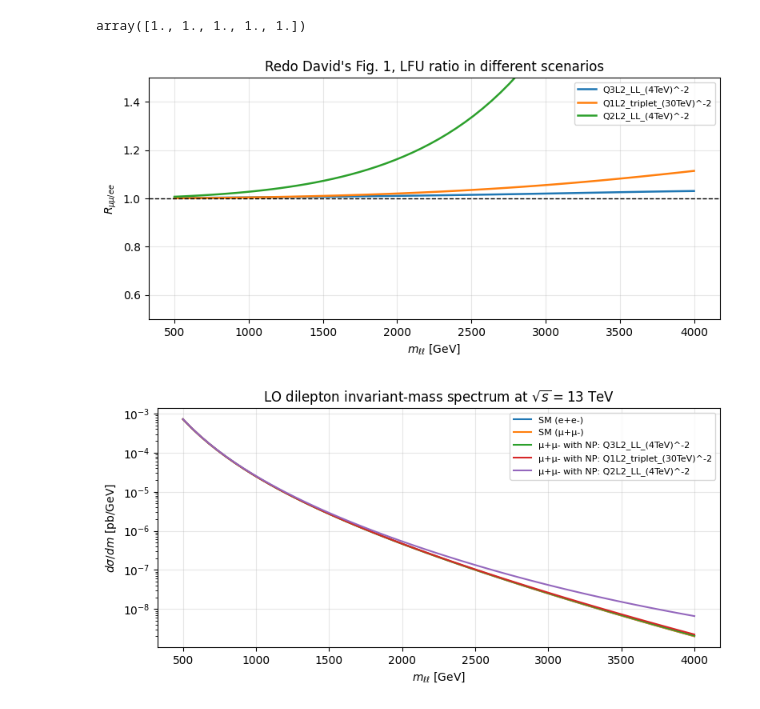
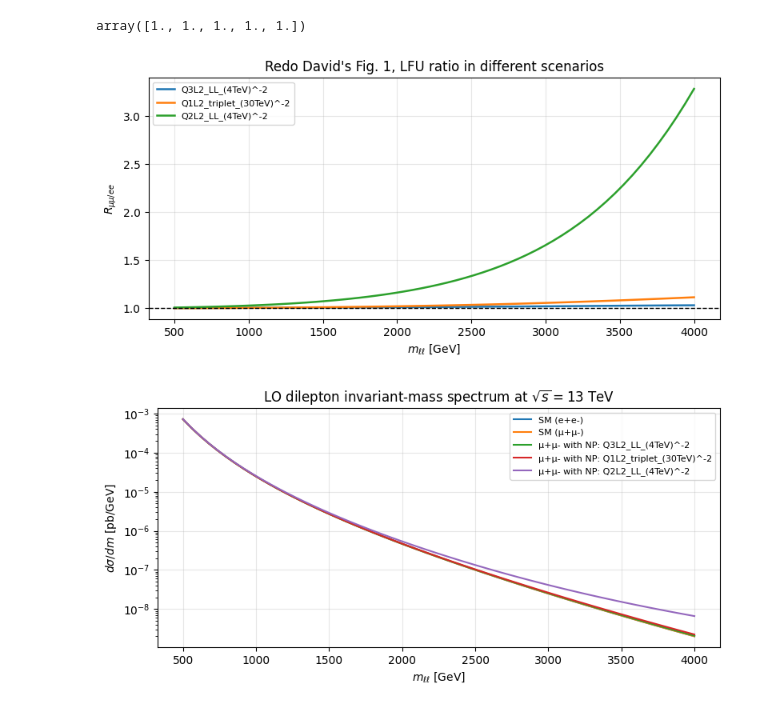
Before and after one commit to manuel-morales-a/flavourful_DY_PDF_SMEFT, a Jupyter notebook: dy_SM_NP.ipynb, the cells around one changed output. Saved outputs shown, nothing was run; the diff lists cells and outputs as text; code cells hidden in the pictures.

```diff
--- a/dy_SM_NP.ipynb
+++ b/dy_SM_NP.ipynb
@@ -362,7 +362,29 @@ quarks = {
     "b": dict(pid=5, Q=Q_d, gL=gZdL, gR=gZdR),
 }
 
-sigmahat_funcs = {name: make_sigmahat(info["Q"], info["gL"], info["gR"]) for name,info in quarks.items()}
+#sigmahat_funcs = {name: make_sigmahat(info["Q"], info["gL"], info["gR"]) for name,info in quarks.items()}
+
+sigmahat_funcs = {
+    name: make_sigmahat(
+        info["Q"],
+        info["gL"],
+        info["gR"],
+        eft_order="lin",   # or "sm", "quad"
+    )
+    for name, info in quarks.items()
+}
+# %%
+eft_order = "quad"   # "sm", "lin", or "quad"
+
+sigmahat_funcs = {
+    name: make_sigmahat(
+        info["Q"],
+        info["gL"],
+        info["gR"],
+        eft_order=eft_order,
+    )
+    for name, info in quarks.items()
+}
 # %%
 # Now the convolution with the pdf luminosity
 def dsigma_dm(m, eps_by_flavour, muF=None):
@@ -515,21 +537,21 @@ array([1., 1., 1., 1., 1.])
 # %%
 fig, ax = plt.subplots(figsize=(8,4))
 for name, out in spectra.items():
     if name == "SM":
         continue
     ax.plot(m_grid, out["R"], label=name, linewidth=1.8)
 
 ax.axhline(1.0, linestyle="--", color="k", linewidth=1)
 ax.set_xlabel(r"$m_{\ell\ell}$ [GeV]")
 ax.set_ylabel(r"$R_{\mu\mu/ee}$")
 ax.set_title(r"Redo David's Fig. 1, LFU ratio in different scenarios")
-ax.set_ylim(0.5, 1.5)
+#ax.set_ylim(0.5, 1.5)
 ax.grid(True, alpha=0.3)
 ax.legend(fontsize=8)
 fig.tight_layout()
 plt.show()
 # %% [output]
-[figure, old version]
+[figure, new version]
 # %%
 
 plt.figure(figsize=(8,4))
```
